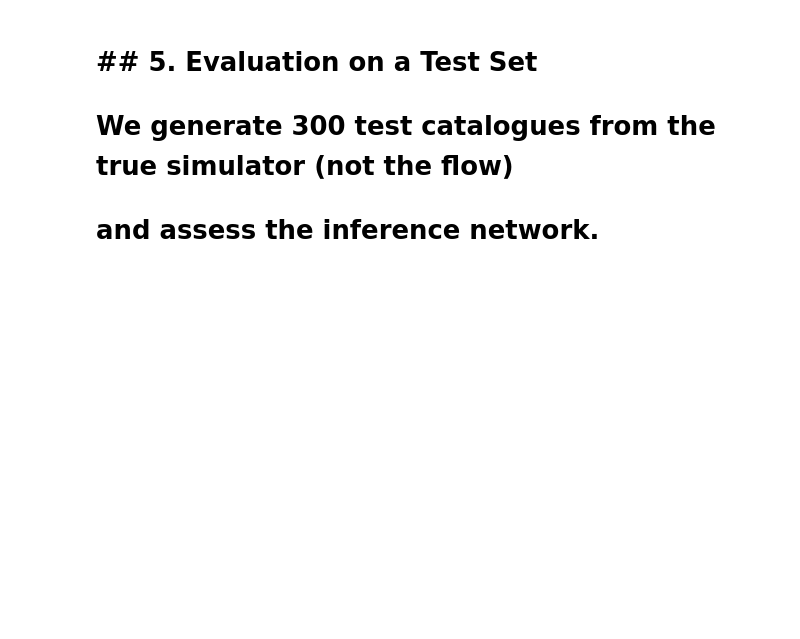
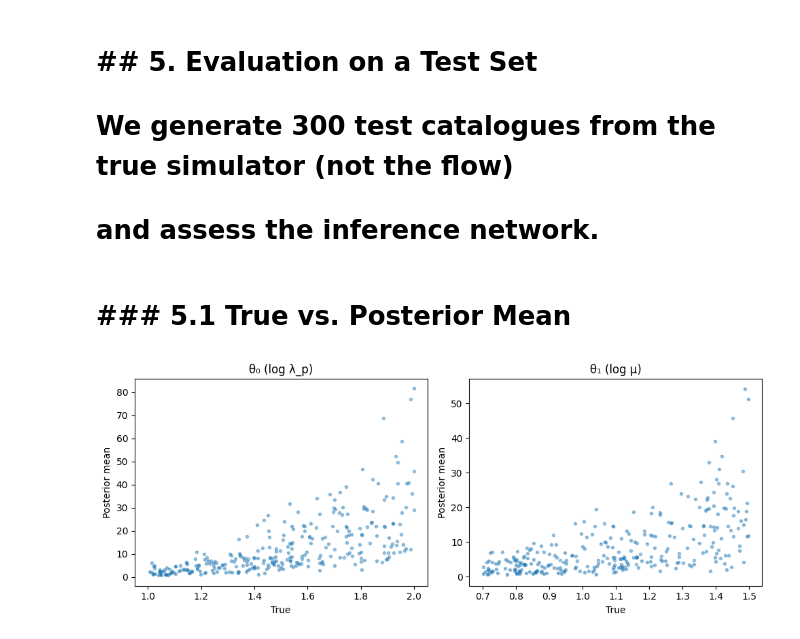
Before and after one commit to mazapataa/NNbasic, a Jupyter notebook: final_project/poc_notebook.ipynb, the cells around one changed output. Saved outputs shown, nothing was run; the diff lists cells and outputs as text; code cells hidden in the pictures; blank space fills up the shorter version.

```diff
--- a/final_project/poc_notebook.ipynb
+++ b/final_project/poc_notebook.ipynb
@@ -147,3 +147,17 @@ with torch.no_grad():
                                       n_samples=800).squeeze(0)
         post_samples.append(samp.cpu().numpy())
 post_samples = np.array(post_samples)   # (n_test, n_post, 2)
+# %% [markdown]
+# ### 5.1 True vs. Posterior Mean
+# %%
+post_mean = post_samples.mean(axis=1)
+fig, axes = plt.subplots(1, 2, figsize=(10, 4))
+for i, label in enumerate(['θ₀ (log λ_p)', 'θ₁ (log μ)']):
+    axes[i].errorbar(theta_test[:, i], post_mean[:, i],
+                     yerr=post_samples.std(axis=1)[:, i], fmt='o', alpha=0.4, markersize=3)
+    axes[i].plot(core.THETA_LO[i:i+1], core.THETA_HI[i:i+1], 'k--')
+    axes[i].set_xlabel('True'); axes[i].set_ylabel('Posterior mean')
+    axes[i].set_title(label)
+plt.tight_layout(); plt.show()
+# %% [output]
+[figure, added]
```
Also changed, not shown: parts of 1 cell of this notebook.
